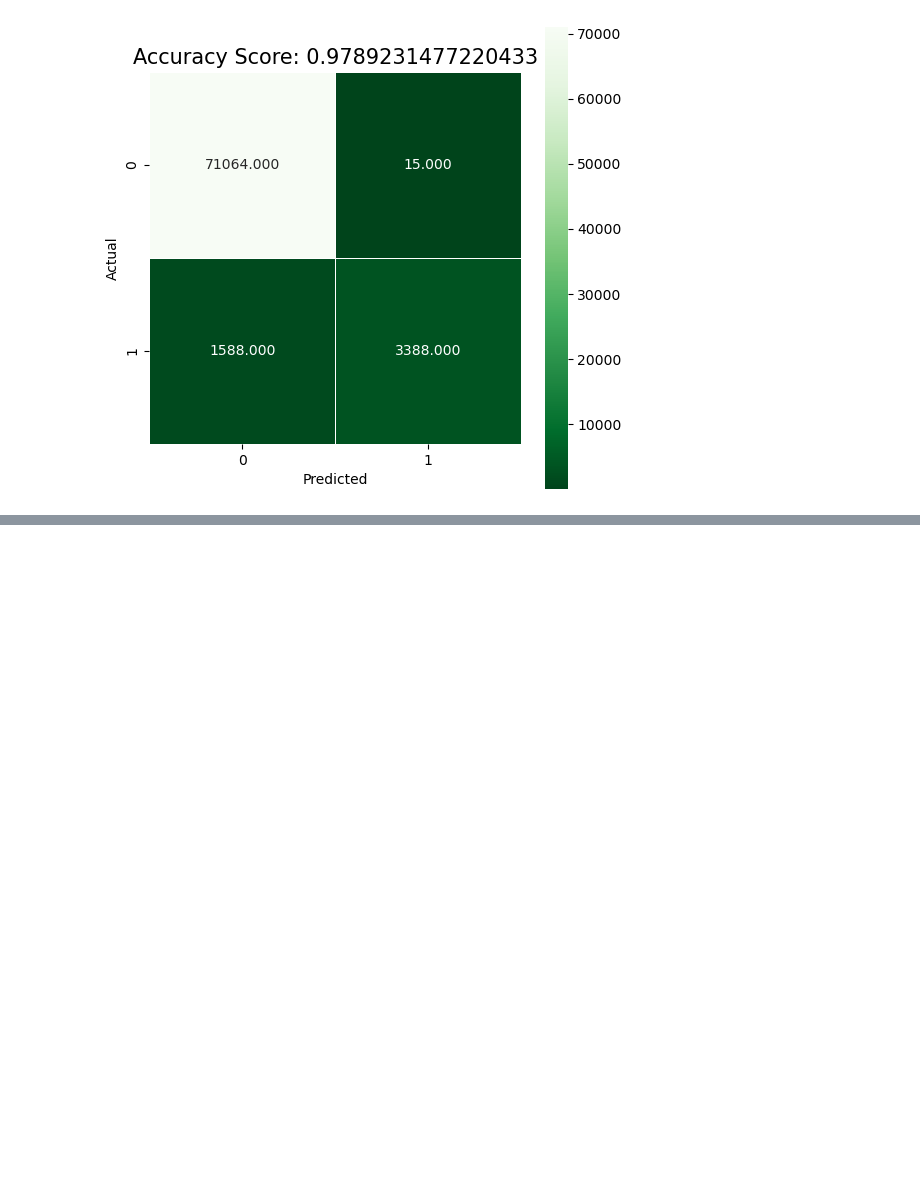
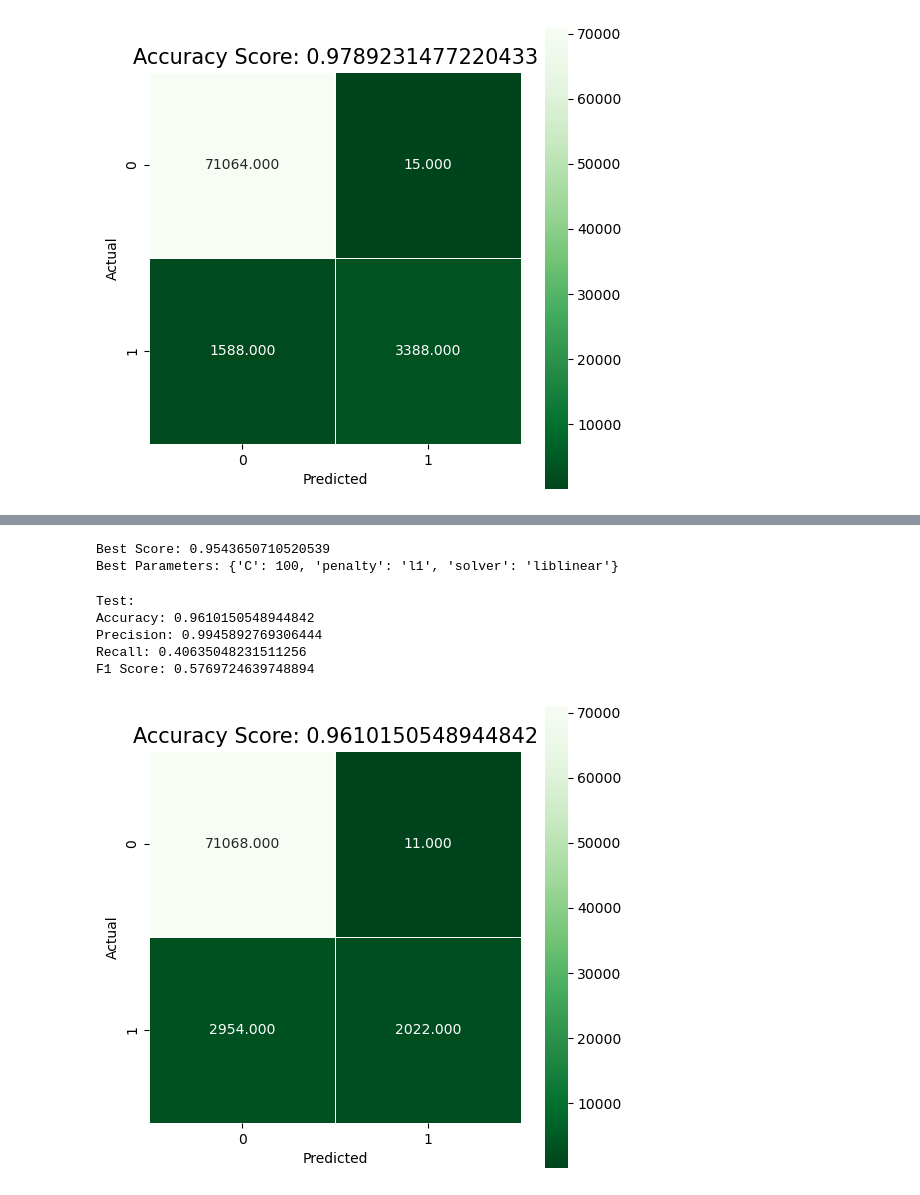
Before and after one commit to ShaneR31/Final-Flatiron-Capstone, a Jupyter notebook: Notebooks/Shane.ipynb, the cells around one changed output, grey strips where cells are left out. Saved outputs shown, nothing was run; the diff lists cells and outputs as text; code cells hidden in the pictures; blank space fills up the shorter version.

```diff
--- a/Notebooks/Shane.ipynb
+++ b/Notebooks/Shane.ipynb
@@ -250,7 +281,7 @@ smote_over_under = Pipeline([('over', over),
 # %% [markdown]
 Appears to perform best when upsampling minority cases to be around 7% of dataset, or roughly 20,000 (40 times the size of the original minority set)
 # %%
-X_smote, y_smote = smote_over_under.fit_resample(X_base, y_base)
+X_smote, y_smote = over.fit_resample(X_base, y_base)
 # %%
 y_smote.value_counts()
 # %% [output]
@@ -359,0 +363,31 @@ AUC: 0.9740044199074498
+# %%
+print(f'Best Score: {results.best_score_}')
+print(f'Best Parameters: {results.best_params_}')
+# %% [output]
+Best Score: 0.9543650710520539
+Best Parameters: {'C': 100, 'penalty': 'l1', 'solver': 'liblinear'}
+# %%
+def train_logistic_regression(X, y):
+    X_train, X_test, y_train, y_test = train_test_split(X, y, test_size=0.25, stratify=y, random_state=42)
+
+    # normalize train and test sets
+    X_train = normalize(X_train)
+    X_test = normalize(X_test)
+    y_train = normalize(y_train)
+    y_test = normalize(y_test)
+
+    model = LogisticRegression(penalty='l1', C=100, solver='liblinear', random_state=42)
+    model.fit(X_train, y_train)
+
+    return model, X_test, y_test
+# %%
+# final logistic regression
+final_model, X_test_smote, y_test_smote = train_logistic_regression(X_smote, y_smote)
+plot_confusion_matrix(final_model, X_test_smote, y_test_smote)
+# %% [output]
+Test:
+Accuracy: 0.9610150548944842
+Precision: 0.9945892769306444
+Recall: 0.40635048231511256
+F1 Score: 0.5769724639748894
+[figure, added]
```
Also changed, not shown: parts of 33 cells of this notebook, 1 other file.
